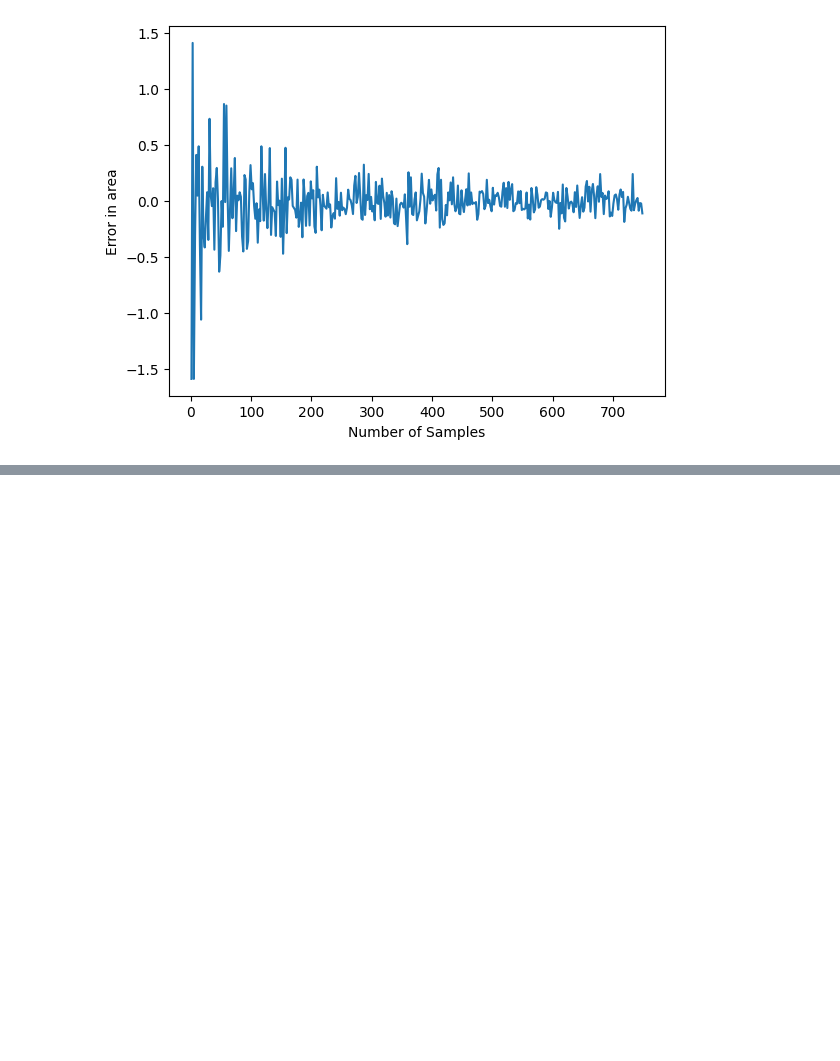
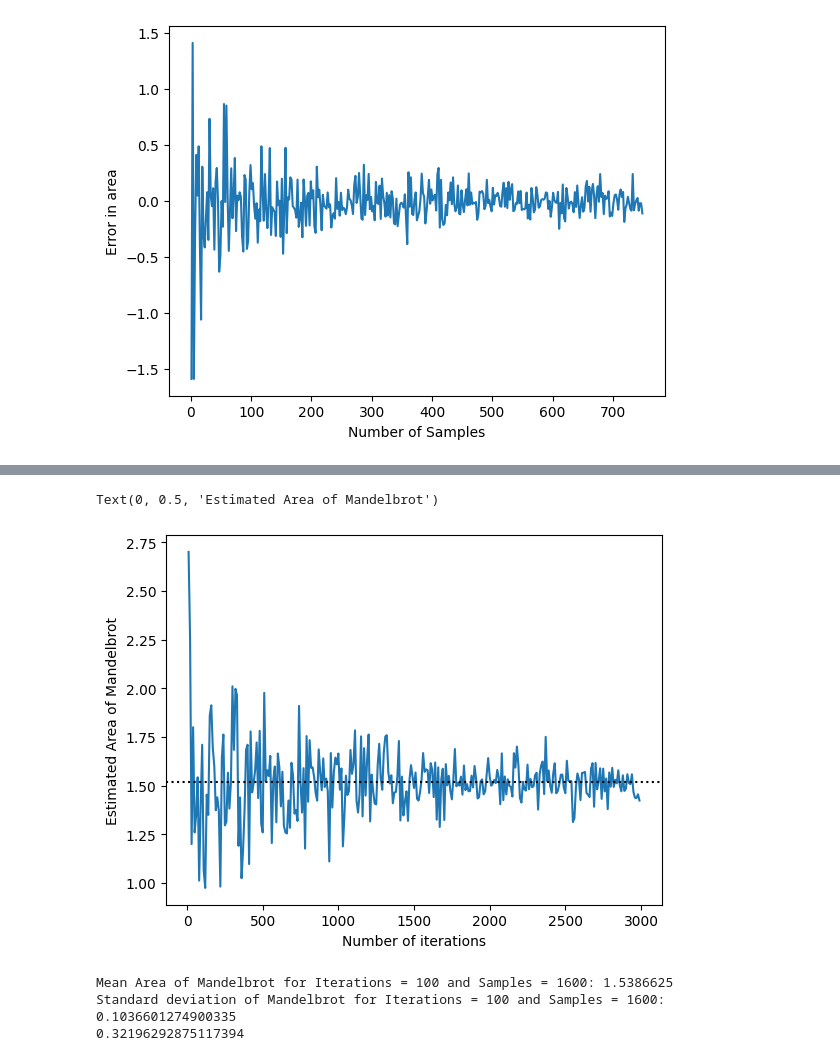
Before and after one commit to KeniaLS/Stoc_Sim_Assignment1, a Jupyter notebook: SS_Kenia_Divya_Assignment1.ipynb, the cells around one changed output, grey strips where cells are left out. Drawn from its saved outputs; the diff is of its cells as text; code cells hidden in the pictures; blank space fills up the shorter version.

```diff
--- a/SS_Kenia_Divya_Assignment1.ipynb
+++ b/SS_Kenia_Divya_Assignment1.ipynb
@@ -572,0 +624,42 @@ Text(0.5, 0, 'Number of Samples')
+# %%
+num_samples = range(10, 3000, 10)     ## range of values for changing the Sample size
+num_iters = 400                       ## Number of iterations
+x_min, x_max = -2.0, 1.0
+y_min, y_max = -1.5, 1.5
+area_square = 3*3
+
+based_sample_anti    = []
+
+for samples in num_samples:
+    num_points_mandel = 0
+    count = 0
+
+    while count < samples:
+        x_point = uniform.rvs(-2, 3, size=1)
+        y_point = uniform.rvs(-1.5, 3, size=1)
+        c = complex(x_point, y_point)
+        in_mandelbrot, _ = mandelbrot(c, num_iters)  # The second element in the tuple is the number of iterations, which we don't need here
+        if in_mandelbrot == True:
+            num_points_mandel += 1
+
+        anti_x_point = (x_min+x_max) - x_point
+        anti_y_point = (y_min+y_max) - y_point
+        anti_c = complex(anti_x_point, anti_y_point)
+
+        in_mandelbrot_anti, _ = mandelbrot(anti_c, iters)
+        if in_mandelbrot_anti == True:
+            num_points_mandel += 1
+
+        count += 2
+
+
+    area = num_points_mandel * area_square/samples
+    based_sample_anti.append(area)
+# %%
+plt.plot(num_samples, based_sample_anti)
+plt.axhline(y = 1.52, color = 'k', linestyle = ':')
+plt.xlabel("Number of iterations")
+plt.ylabel("Estimated Area of Mandelbrot")
+# %% [output]
+Text(0, 0.5, 'Estimated Area of Mandelbrot')
+[figure, added]
@@ -572,0 +696,11 @@ Text(0.5, 0, 'Number of Samples')
+# %%
+mean_area_error = np.mean(np.array(area_error))
+sd_area_error = np.std(np.array(area_error))
+var_area_error = 0.5 * np.sqrt(sd_area_error)
+print("Mean Area of Mandelbrot for Iterations = 100 and Samples = 1600:", mean_area_error)
+print("Standard deviation of Mandelbrot for Iterations = 100 and Samples = 1600:", sd_area_error)
+print(var_area_error)
+# %% [output]
+Mean Area of Mandelbrot for Iterations = 100 and Samples = 1600: 1.5386625
+Standard deviation of Mandelbrot for Iterations = 100 and Samples = 1600: 0.1036601274900335
+0.32196292875117394
```
Also changed, not shown: parts of 7 cells of this notebook.
